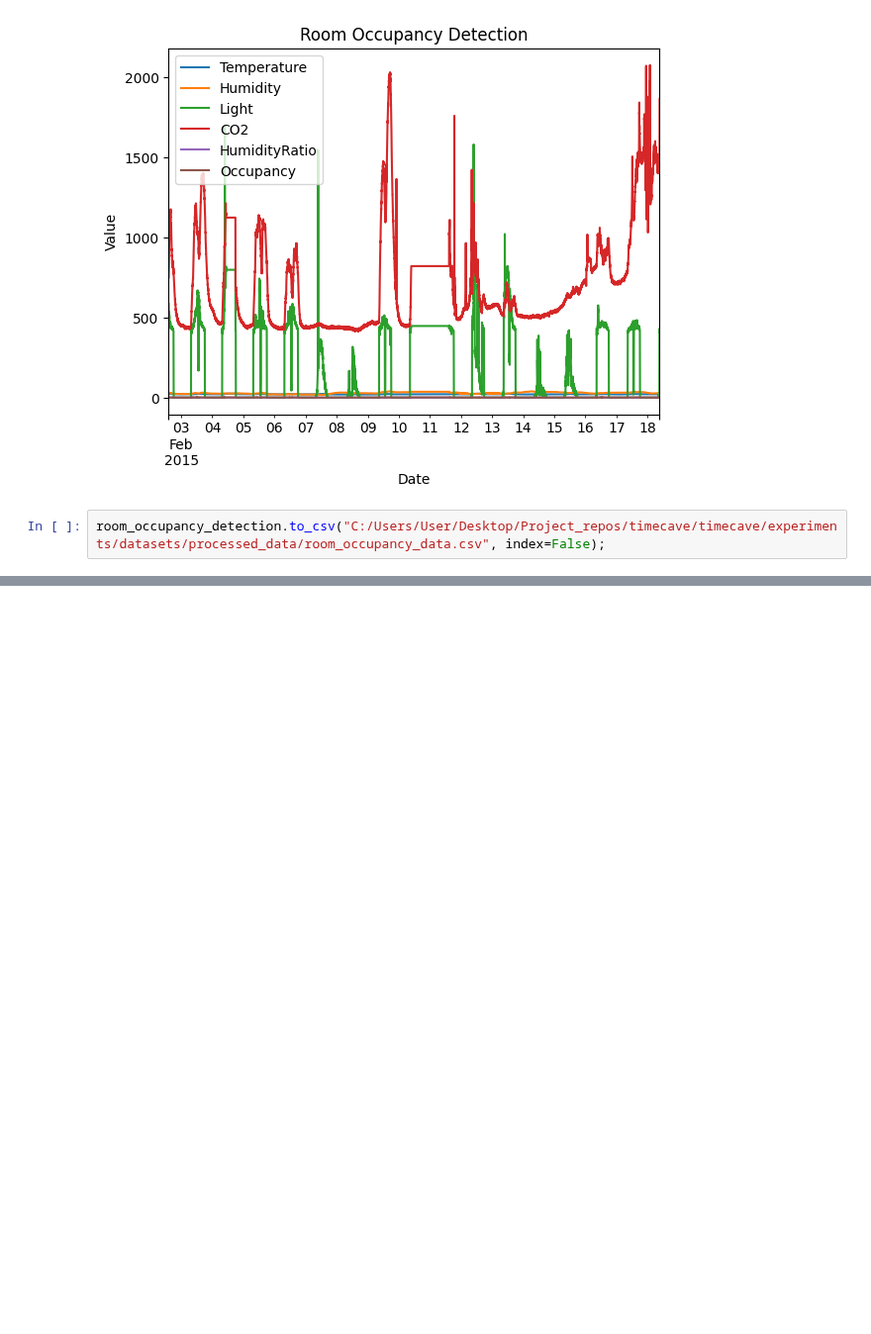
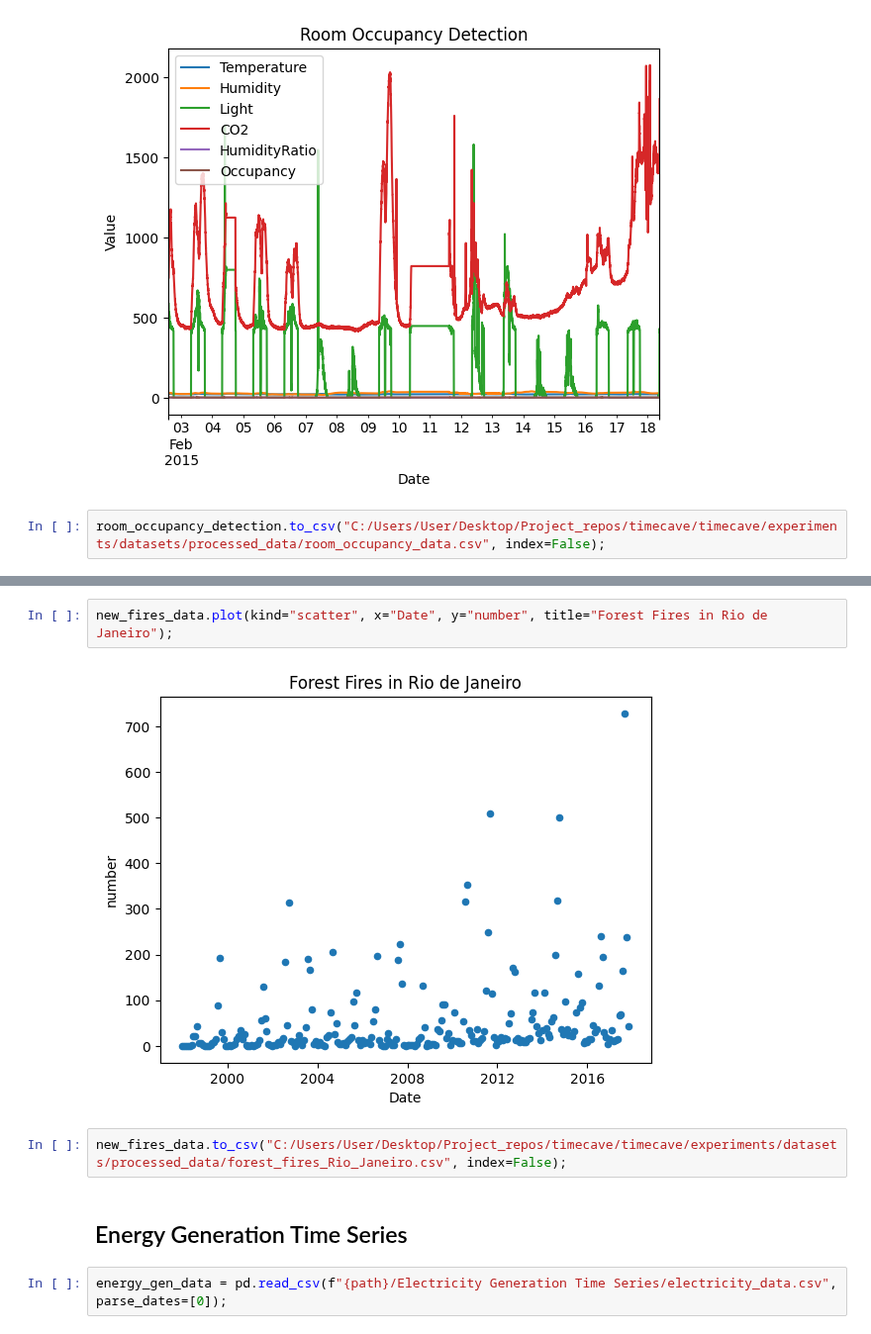
Before and after one commit to MiguelLoureiro98/timecave, a Jupyter notebook: experiments/data_preprocessing_cont.ipynb, the cells around one changed output, grey strips where cells are left out. Shown at 99% size. Drawn from its saved outputs; the diff is of its cells as text; blank space fills up the shorter version.

Commit message:
Processed 2 more datasets.

```diff
--- a/experiments/data_preprocessing_cont.ipynb
+++ b/experiments/data_preprocessing_cont.ipynb
@@ -175,0 +323,10 @@ room_occupancy_detection.to_csv("C:/Users/User/Desktop/Project_repos/timecave/ti
+# %%
+new_fires_data.plot(kind="scatter", x="Date", y="number", title="Forest Fires in Rio de Janeiro");
+# %% [output]
+[figure, added]
+# %%
+new_fires_data.to_csv("C:/Users/User/Desktop/Project_repos/timecave/timecave/experiments/datasets/processed_data/forest_fires_Rio_Janeiro.csv", index=False);
+# %% [markdown]
+## Energy Generation Time Series
+# %%
+energy_gen_data = pd.read_csv(f"{path}/Electricity Generation Time Series/electricity_data.csv", parse_dates=[0]);
```
Also changed, not shown: parts of 32 cells of this notebook, 2 other files.
